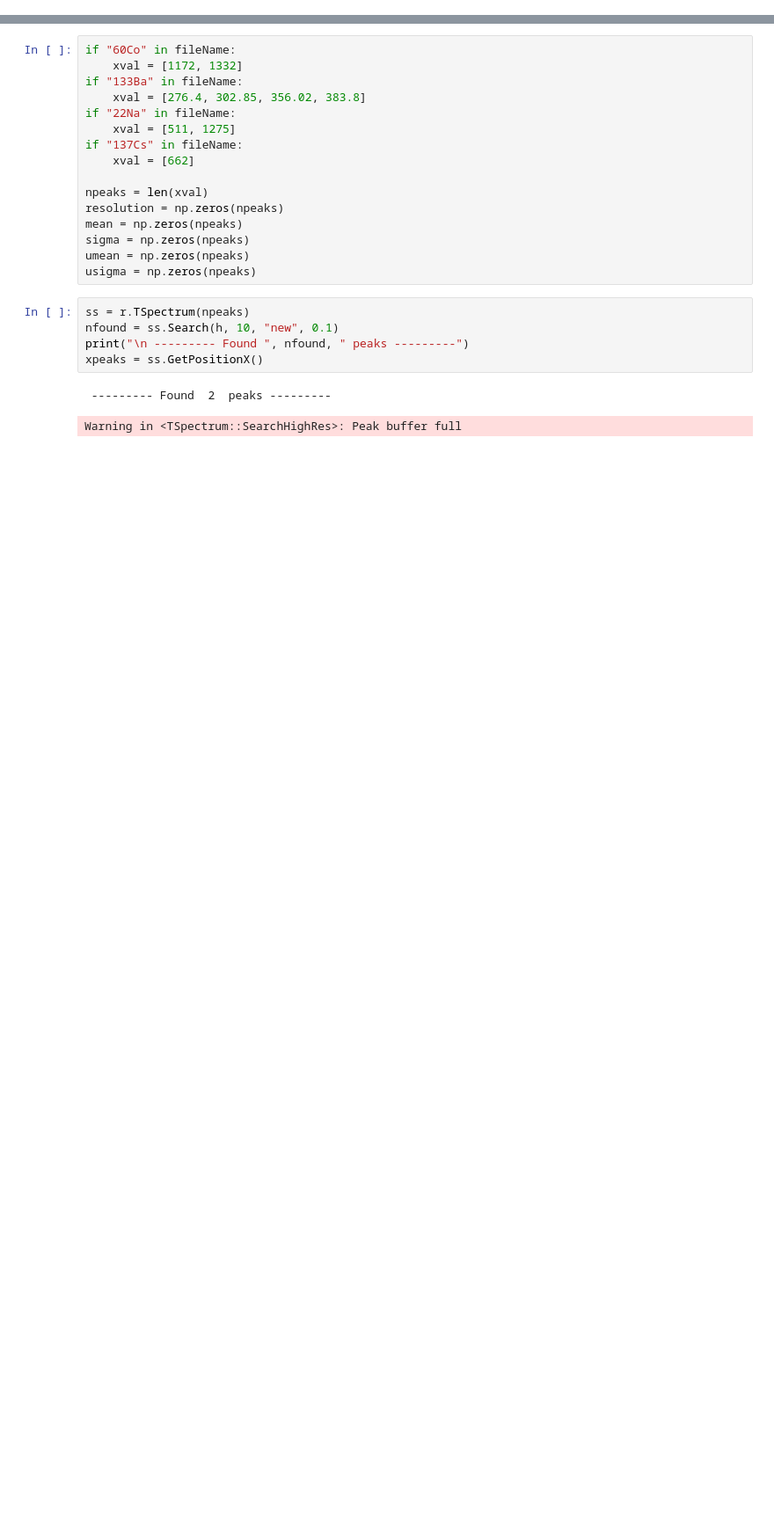
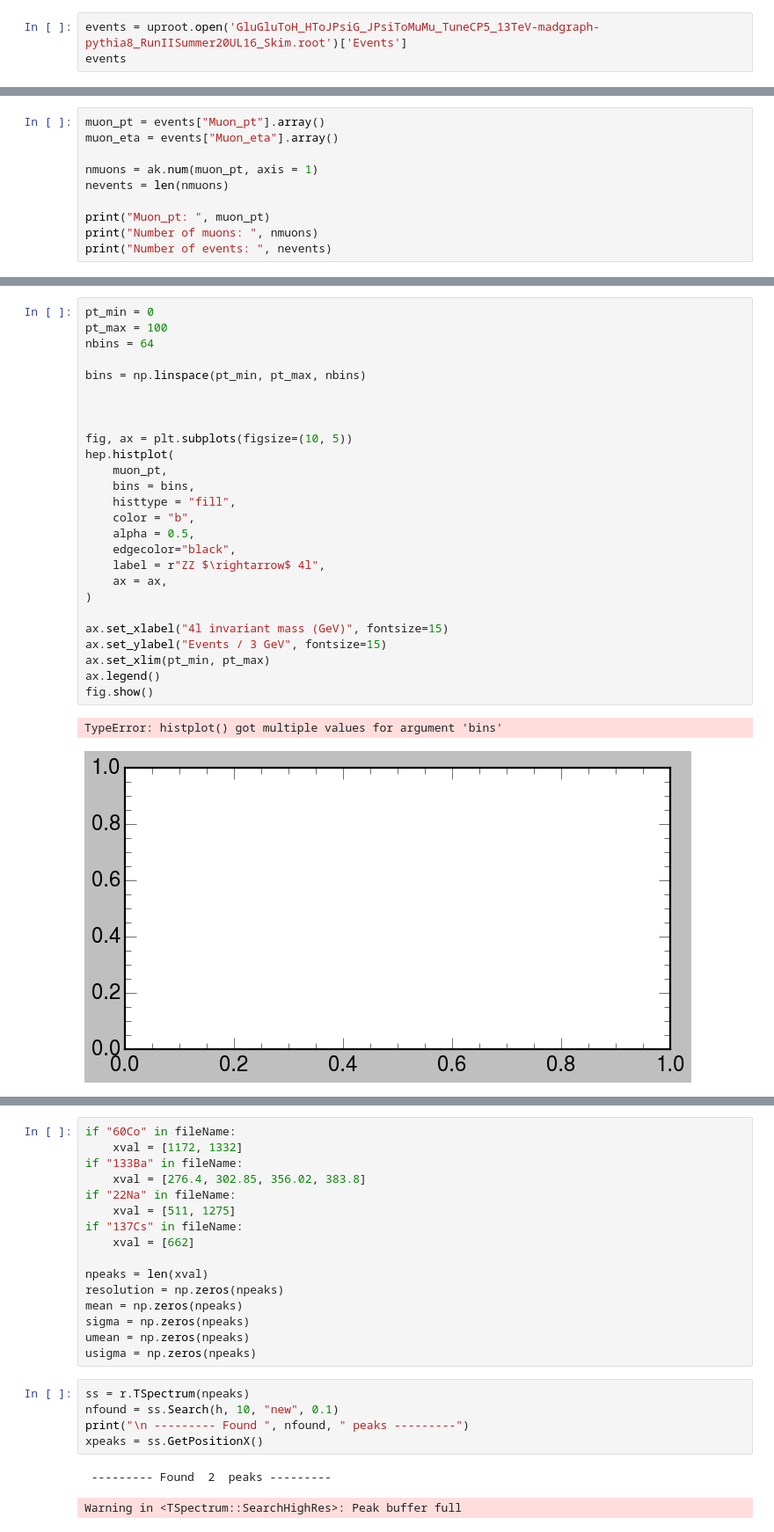
Before and after one commit to javivilladamigo/ResearchActivities, a Jupyter notebook: analysis.ipynb, the cells around one changed output, grey strips where cells are left out. Shown at 88% size. Saved outputs shown, nothing was run; the diff lists cells and outputs as text; blank space fills up the shorter version.

```diff
--- a/analysis.ipynb
+++ b/analysis.ipynb
@@ -44,0 +15,3 @@ def inv_linear(y, a, b): # invert the linear for y = a + b * x
+# %%
+events = uproot.open('GluGluToH_HToJPsiG_JPsiToMuMu_TuneCP5_13TeV-madgraph-pythia8_RunIISummer20UL16_Skim.root')['Events']
+events
@@ -44,0 +20,10 @@ def inv_linear(y, a, b): # invert the linear for y = a + b * x
+# %%
+muon_pt = events["Muon_pt"].array()
+muon_eta = events["Muon_eta"].array()
+
+nmuons = ak.num(muon_pt, axis = 1)
+nevents = len(nmuons)
+
+print("Muon_pt: ", muon_pt)
+print("Number of muons: ", nmuons)
+print("Number of events: ", nevents)
@@ -44,0 +34,29 @@ def inv_linear(y, a, b): # invert the linear for y = a + b * x
+# %%
+pt_min = 0
+pt_max = 100
+nbins = 64
+
+bins = np.linspace(pt_min, pt_max, nbins)
+
+
+
+fig, ax = plt.subplots(figsize=(10, 5))
+hep.histplot(
+    muon_pt,
+    bins = bins,
+    histtype = "fill",
+    color = "b",
+    alpha = 0.5,
+    edgecolor="black",
+    label = r"ZZ $\rightarrow$ 4l",
+    ax = ax,
+)
+
+ax.set_xlabel("4l invariant mass (GeV)", fontsize=15)
+ax.set_ylabel("Events / 3 GeV", fontsize=15)
+ax.set_xlim(pt_min, pt_max)
+ax.legend()
+fig.show()
+# %% [output]
+TypeError: histplot() got multiple values for argument 'bins'
+[figure, added]
```
Also changed, not shown: parts of 17 cells of this notebook.
